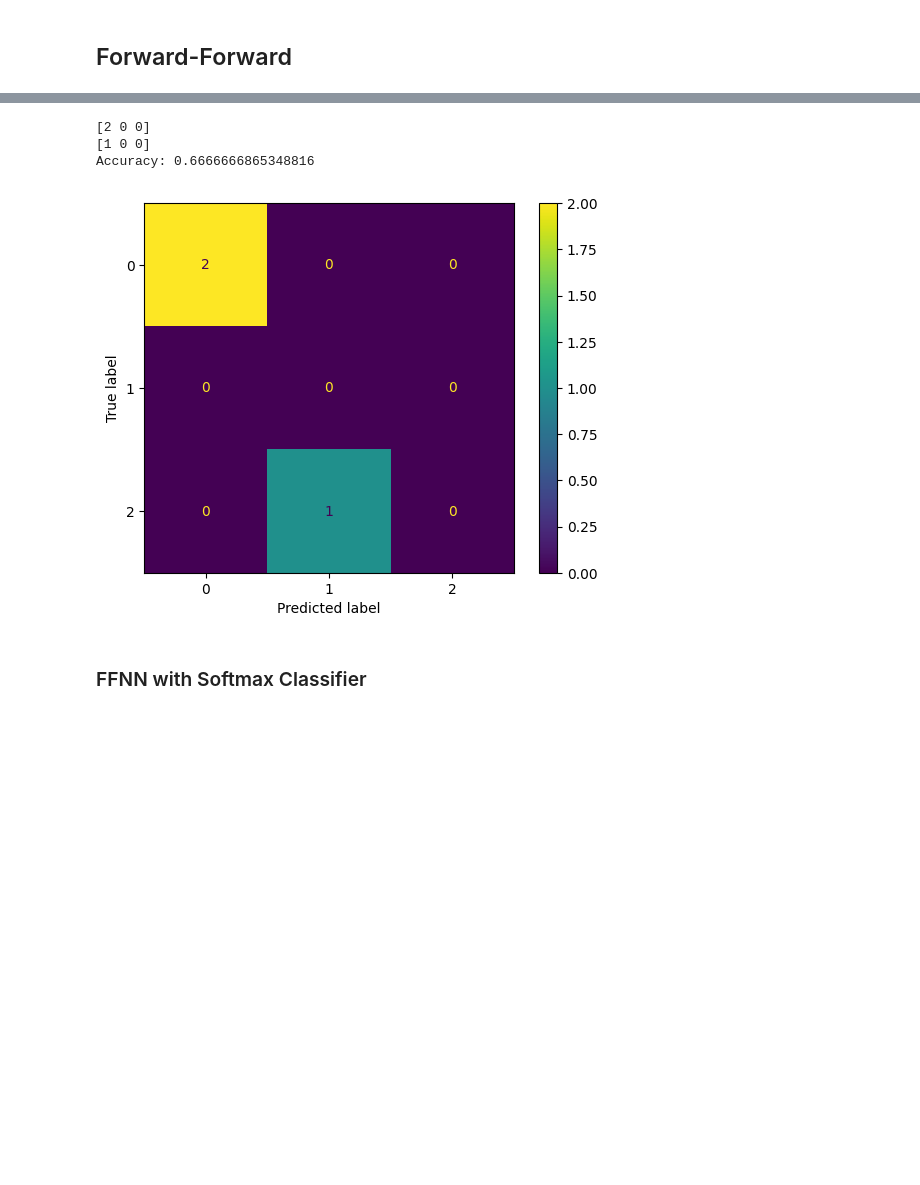
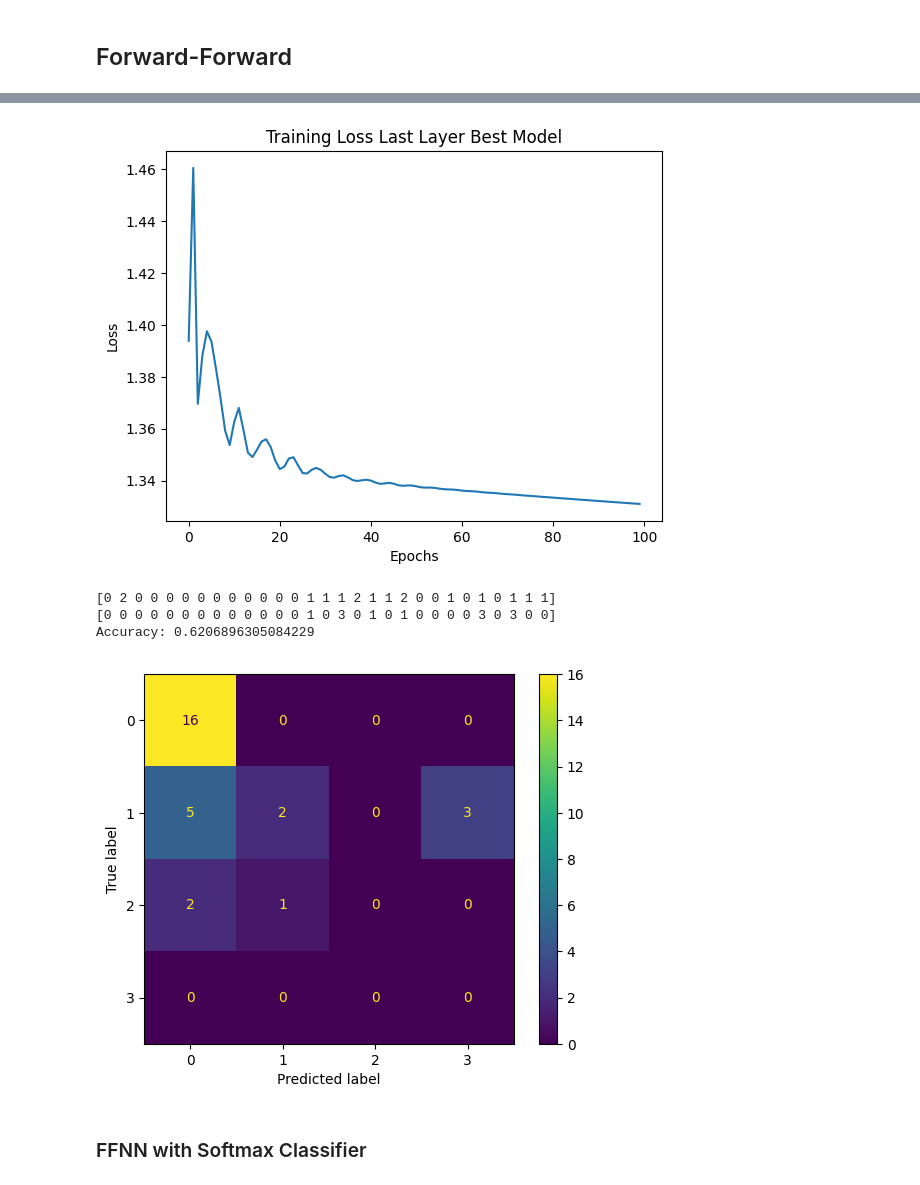
Before and after one commit to Floris93100/Blackjack-FFNN, a Jupyter notebook: src/FFNN_blackjack.ipynb, the cells around one changed output, grey strips where cells are left out. Drawn from its saved outputs; the diff is of its cells as text; code cells hidden in the pictures; blank space fills up the shorter version.

```diff
--- a/src/FFNN_blackjack.ipynb
+++ b/src/FFNN_blackjack.ipynb
@@ -202,6 +203,19 @@ def print_accuracy(model_predictions, y):
     print(f'Accuracy: {accuracy}')
 
     ConfusionMatrixDisplay.from_predictions(y, predictions)
+
+def plot_losses(data, title, filename):
+
+    np.savetxt(f'../data/{filename}_losses.csv', data, delimiter=',')
+
+
+    plt.plot(np.array(data))
+
+    plt.ylabel("Loss")
+    plt.xlabel("Epochs")
+    plt.title(title)
+    plt.savefig(f"../data/{filename}_losses.png", dpi='figure', format=None)
+    plt.show()
 # %%
 def cross_validation(x_pos, x_neg,architectures, thresholds, learning_rates, n_epochs, n_folds, batch_sizes, lr_decays):
 
@@ -321,11 +337,13 @@ model.train(x_pos, x_neg)
 model.save_model('../models/best_model.pth')
-# %%
-print_accuracy(model.predict_accumulated_goodness(x_test), y_test)
-# %% [output]
-[2 0 0]
-[1 0 0]
-Accuracy: 0.6666666865348816
-[figure, removed]
+# %%
+plot_losses(last_layer_losses, "Training Loss Last Layer Best Model", "best_model")
+print_accuracy(model.predict_accumulated_goodness(x_test), y_test)
+# %% [output]
+[figure, added]
+[0 2 0 0 0 0 0 0 0 0 0 0 0 1 1 1 2 1 1 2 0 0 1 0 1 0 1 1 1]
+[0 0 0 0 0 0 0 0 0 0 0 0 0 1 0 3 0 1 0 1 0 0 0 0 3 0 3 0 0]
+Accuracy: 0.6206896305084229
+[figure, added]
 # %% [markdown]
 ### FFNN with Softmax Classifier
 # %%
```
Also changed, not shown: parts of 12 cells of this notebook, 2 other files.
